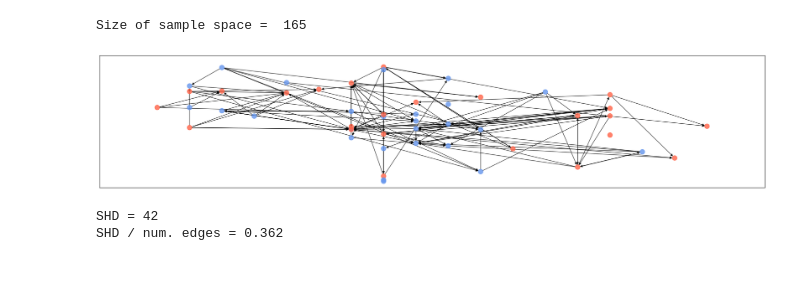
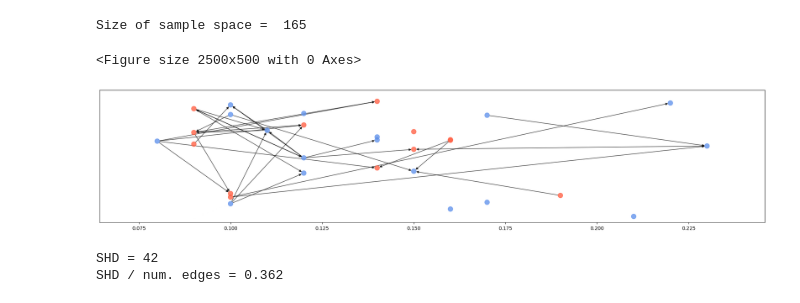
Before and after one commit to ungvilde/Causal-discovery, a Jupyter notebook: optogenetic_stim_protocols.ipynb, the cells around one changed output. Cells and saved outputs as stored; diff of their text form; code cells hidden in the pictures; blank space fills up the shorter version.

```diff
--- a/optogenetic_stim_protocols.ipynb
+++ b/optogenetic_stim_protocols.ipynb
@@ -49,7 +49,7 @@ for neuron in position_dict:
         sample_space.append(neuron)
 
 print('Size of sample space = ',len(sample_space))
-n_obs = 50
+n_obs = 30
 index_obs = np.sort(np.random.choice(sample_space, size = n_obs, replace = False))
 
 prob_activated = 1 / 2
@@ -64,17 +64,22 @@ G_true = nx.subgraph(G, index_obs)
 color_map = ['tomato' if node in index_opsin else 'cornflowerblue' for node in G_true]
 # %%
 plt.figure(figsize=(25,5))
+fig, ax = plt.subplots(figsize=(25,5))
+
 nx.draw_networkx(G_true,
                  pos=xy_position_dict,
                  arrows=True,
                  with_labels=False,
                  arrowsize=10,
                  node_size=100,
                  alpha=0.8,
-                 node_color=color_map)
+                 node_color=color_map,
+                 ax=ax)
+ax.tick_params(left=False, bottom=True, labelleft=False, labelbottom=True)
 plt.show()
 # %% [output]
+<Figure size 2500x500 with 0 Axes>
-[figure, old version]
+[figure, new version]
 # %%
 G_observational = observational_learner(
     spike_data['null'][index_obs],
```
Also changed, not shown: 11 other files.
